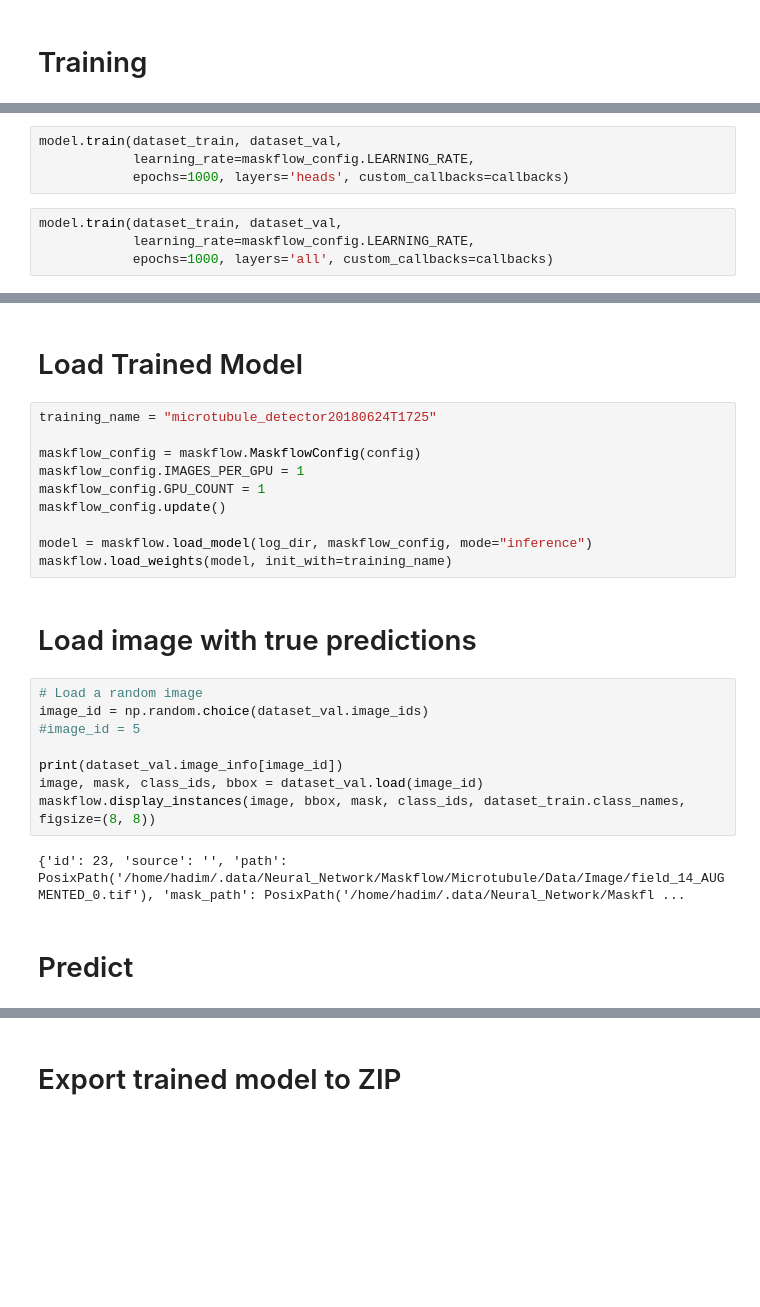
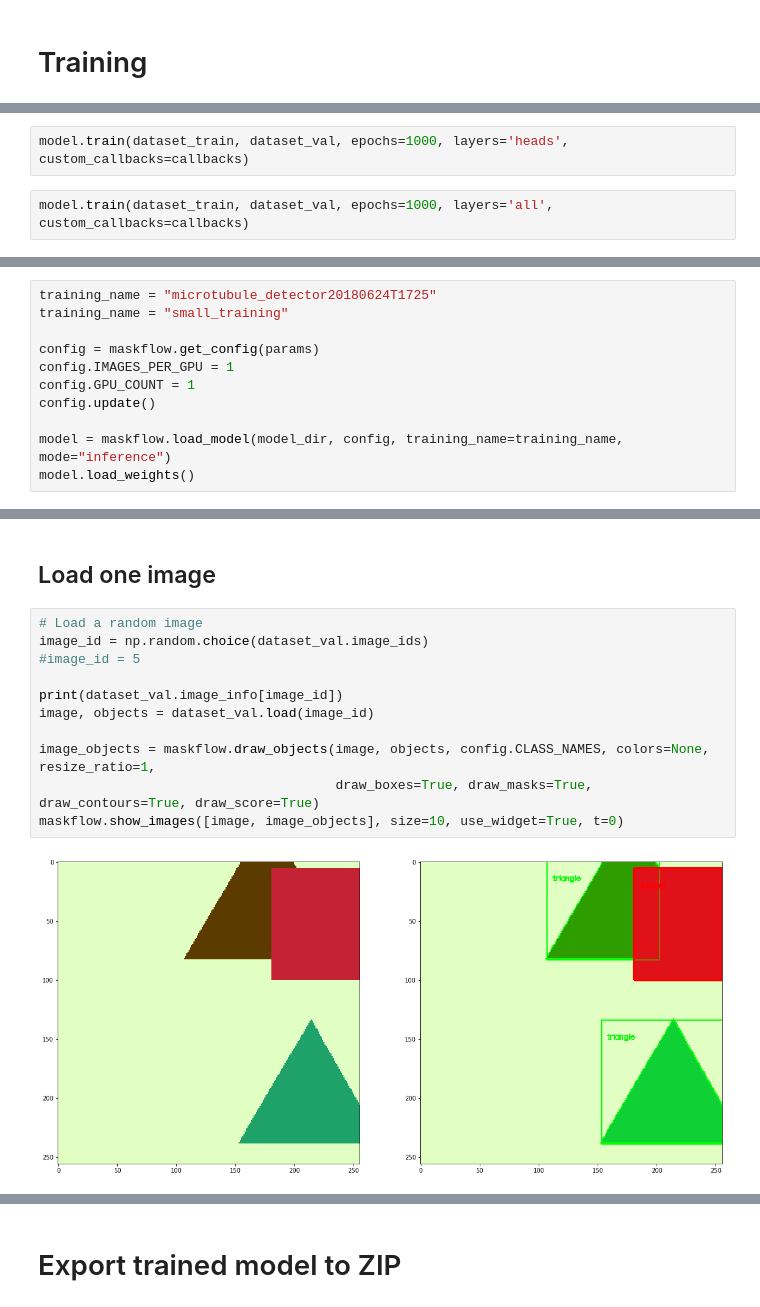
Before and after one commit to hadim/maskflow, a Jupyter notebook: notebooks/2_Train.ipynb, the cells around one changed output, grey strips where cells are left out. Cells and saved outputs as stored; diff of their text form; blank space fills up the shorter version.

```diff
--- a/notebooks/2_Train.ipynb
+++ b/notebooks/2_Train.ipynb
@@ -98,8 +86,4 @@ Re-starting from epoch 104
 # %%
-model.train(dataset_train, dataset_val,
-            learning_rate=maskflow_config.LEARNING_RATE,
-            epochs=1000, layers='heads', custom_callbacks=callbacks)
+model.train(dataset_train, dataset_val, epochs=1000, layers='heads', custom_callbacks=callbacks)
 # %%
-model.train(dataset_train, dataset_val,
-            learning_rate=maskflow_config.LEARNING_RATE,
-            epochs=1000, layers='all', custom_callbacks=callbacks)
+model.train(dataset_train, dataset_val, epochs=1000, layers='all', custom_callbacks=callbacks)
@@ -105,0 +92,11 @@ model.train(dataset_train, dataset_val,
+# %%
+training_name = "microtubule_detector20180624T1725"
+training_name = "small_training"
+
+config = maskflow.get_config(params)
+config.IMAGES_PER_GPU = 1
+config.GPU_COUNT = 1
+config.update()
+
+model = maskflow.load_model(model_dir, config, training_name=training_name, mode="inference")
+model.load_weights()
@@ -106,26 +110,15 @@ model.train(dataset_train, dataset_val,
 # %% [markdown]
-# Load Trained Model
+## Load one image
-# %%
-training_name = "microtubule_detector20180624T1725"
-
-maskflow_config = maskflow.MaskflowConfig(config)
-maskflow_config.IMAGES_PER_GPU = 1
-maskflow_config.GPU_COUNT = 1
-maskflow_config.update()
-
-model = maskflow.load_model(log_dir, maskflow_config, mode="inference")
-maskflow.load_weights(model, init_with=training_name)
-# %% [markdown]
-# Load image with true predictions
 # %%
 # Load a random image
 image_id = np.random.choice(dataset_val.image_ids)
 #image_id = 5
 
 print(dataset_val.image_info[image_id])
-image, mask, class_ids, bbox = dataset_val.load(image_id)
-maskflow.display_instances(image, bbox, mask, class_ids, dataset_train.class_names, figsize=(8, 8))
+image, objects = dataset_val.load(image_id)
+
+image_objects = maskflow.draw_objects(image, objects, config.CLASS_NAMES, colors=None, resize_ratio=1,
+                                      draw_boxes=True, draw_masks=True, draw_contours=True, draw_score=True)
+maskflow.show_images([image, image_objects], size=10, use_widget=True, t=0)
 # %% [output]
-{'id': 23, 'source': '', 'path': PosixPath('/home/hadim/.data/Neural_Network/Maskflow/Microtubule/Data/Image/field_14_AUGMENTED_0.tif'), 'mask_path': PosixPath('/home/hadim/.data/Neural_Network/Maskfl ...
+[figure, added]
-# %% [markdown]
-# Predict
```
Also changed, not shown: parts of 14 cells of this notebook, 14 other files.
